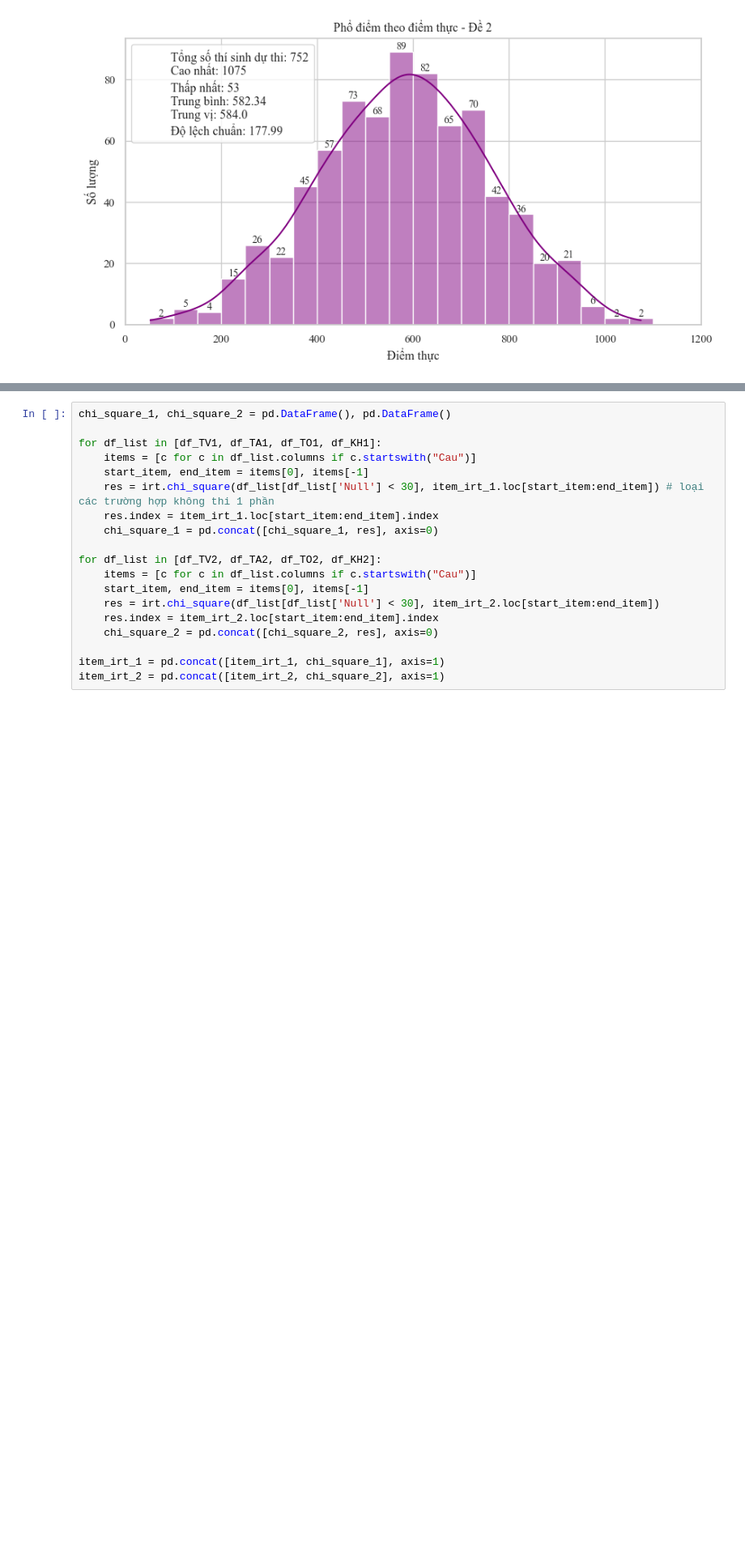
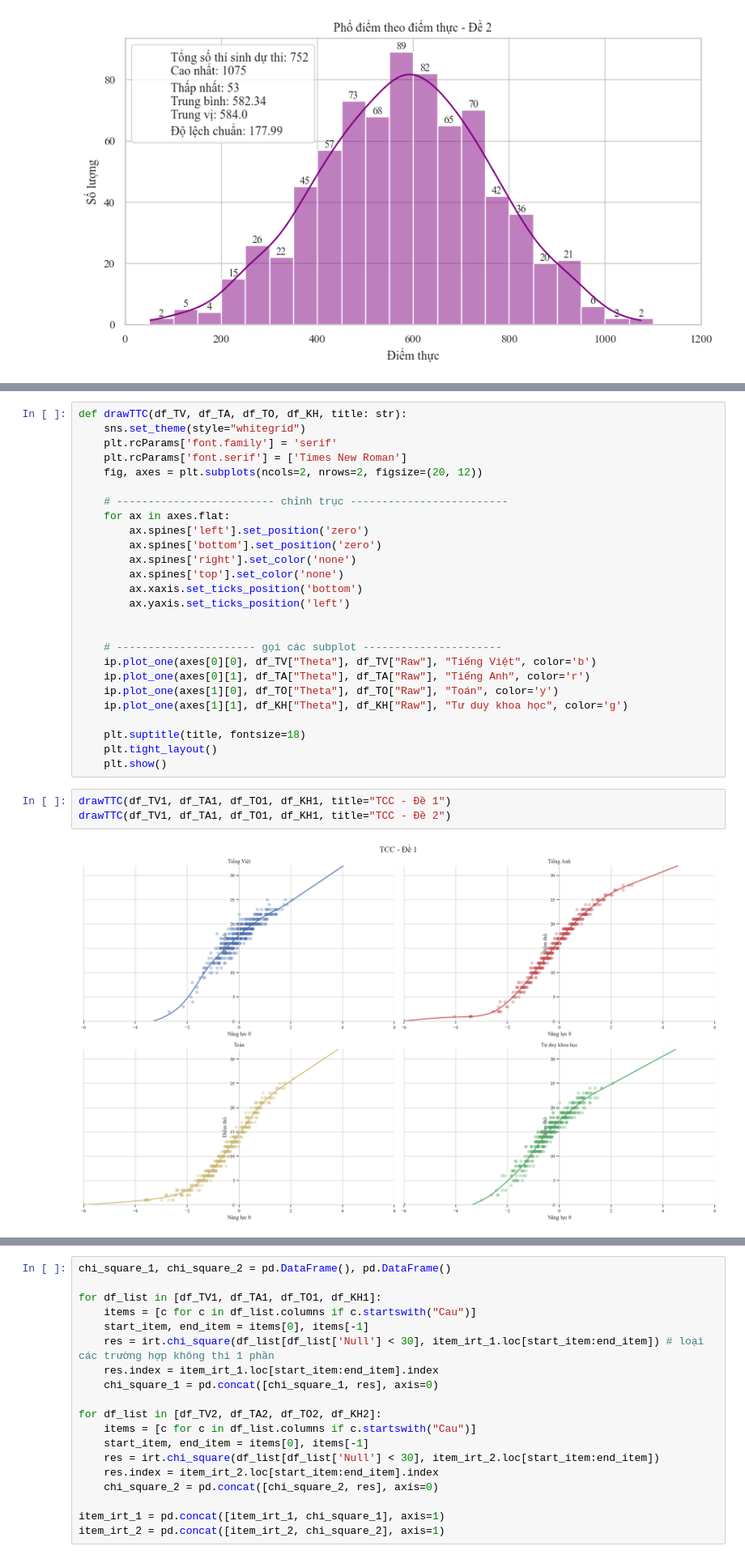
Before and after one commit to DuongThai2712/item-analysis-and-mmle-irt, a Jupyter notebook: main.ipynb, the cells around one changed output, grey strips where cells are left out. Shown at 81% size. Saved outputs shown, nothing was run; the diff lists cells and outputs as text; blank space fills up the shorter version.

```diff
--- a/main.ipynb
+++ b/main.ipynb
@@ -937,0 +906,31 @@ df_TV1
+# %%
+def drawTTC(df_TV, df_TA, df_TO, df_KH, title: str):
+    sns.set_theme(style="whitegrid")
+    plt.rcParams['font.family'] = 'serif'
+    plt.rcParams['font.serif'] = ['Times New Roman']
+    fig, axes = plt.subplots(ncols=2, nrows=2, figsize=(20, 12))
+
+    # ------------------------- chỉnh trục -------------------------
+    for ax in axes.flat:
+        ax.spines['left'].set_position('zero')
+        ax.spines['bottom'].set_position('zero')
+        ax.spines['right'].set_color('none')
+        ax.spines['top'].set_color('none')
+        ax.xaxis.set_ticks_position('bottom')
+        ax.yaxis.set_ticks_position('left')
+
+
+    # ---------------------- gọi các subplot ----------------------
+    ip.plot_one(axes[0][0], df_TV["Theta"], df_TV["Raw"], "Tiếng Việt", color='b')
+    ip.plot_one(axes[0][1], df_TA["Theta"], df_TA["Raw"], "Tiếng Anh", color='r')
+    ip.plot_one(axes[1][0], df_TO["Theta"], df_TO["Raw"], "Toán", color='y')
+    ip.plot_one(axes[1][1], df_KH["Theta"], df_KH["Raw"], "Tư duy khoa học", color='g')
+
+    plt.suptitle(title, fontsize=18)
+    plt.tight_layout()
+    plt.show()
+# %%
+drawTTC(df_TV1, df_TA1, df_TO1, df_KH1, title="TCC - Đề 1")
+drawTTC(df_TV1, df_TA1, df_TO1, df_KH1, title="TCC - Đề 2")
+# %% [output]
+[figure, added]
```
Also changed, not shown: parts of 19 cells of this notebook, 3 other files.
